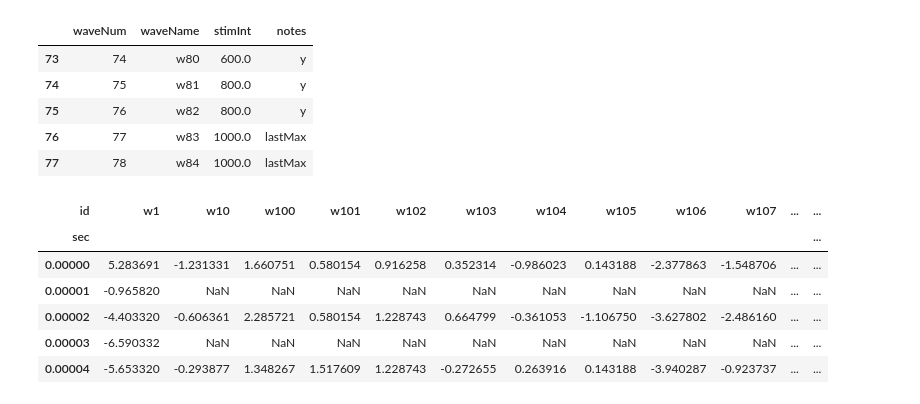
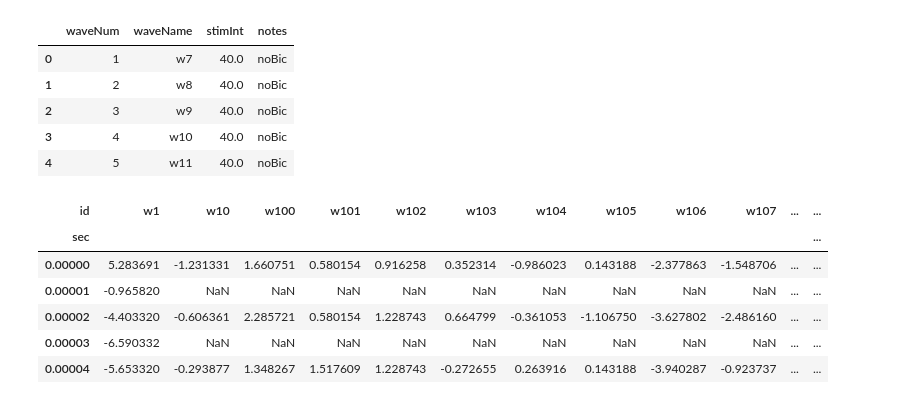
Before and after one commit to yuwie10/ephysAnalysis, a Jupyter notebook: ephysAnalysis.ipynb, the cells around one changed output. Drawn from its saved outputs; the diff is of its cells as text; code cells hidden in the pictures.

```diff
--- a/ephysAnalysis.ipynb
+++ b/ephysAnalysis.ipynb
@@ -7,14 +16,13 @@ import numpy as np
 # %%
 #load excel file
 waveInfo = pd.read_excel('2016.10.26_Cell1.xlsx')
 
-#is changing the index necessary? If so should do automatically
-waveInfo.tail()
+waveInfo.head()
 # %% [output]
 |  | waveNum | waveName | stimInt | notes |
-| 73 | 74 | w80 | 600.0 | y |
-| 74 | 75 | w81 | 800.0 | y |
-| 75 | 76 | w82 | 800.0 | y |
-| 76 | 77 | w83 | 1000.0 | lastMax |
-| 77 | 78 | w84 | 1000.0 | lastMax |
+| 0 | 1 | w7 | 40.0 | noBic |
+| 1 | 2 | w8 | 40.0 | noBic |
+| 2 | 3 | w9 | 40.0 | noBic |
+| 3 | 4 | w10 | 40.0 | noBic |
+| 4 | 5 | w11 | 40.0 | noBic |
 # %%
```
Also changed, not shown: parts of 10 cells of this notebook.
